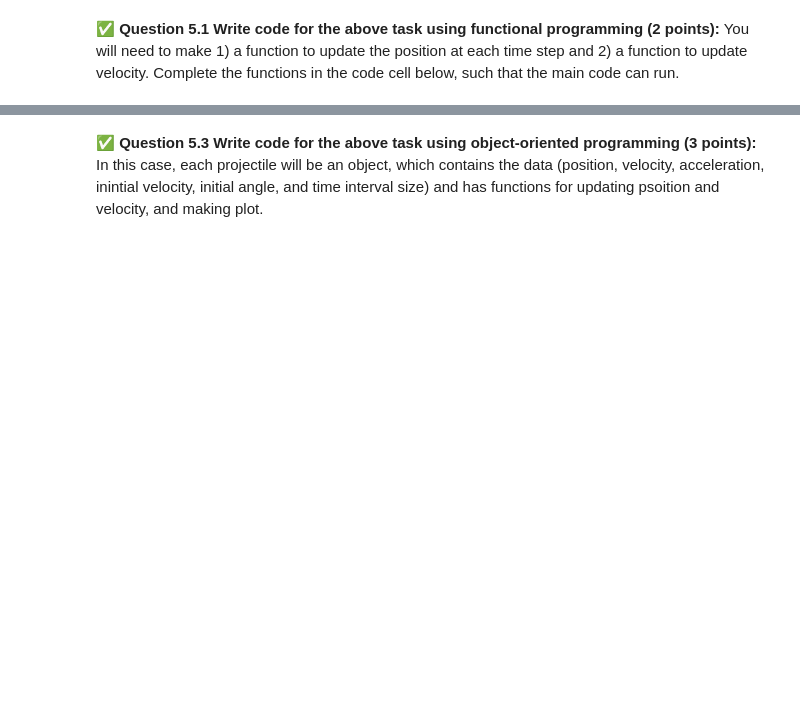
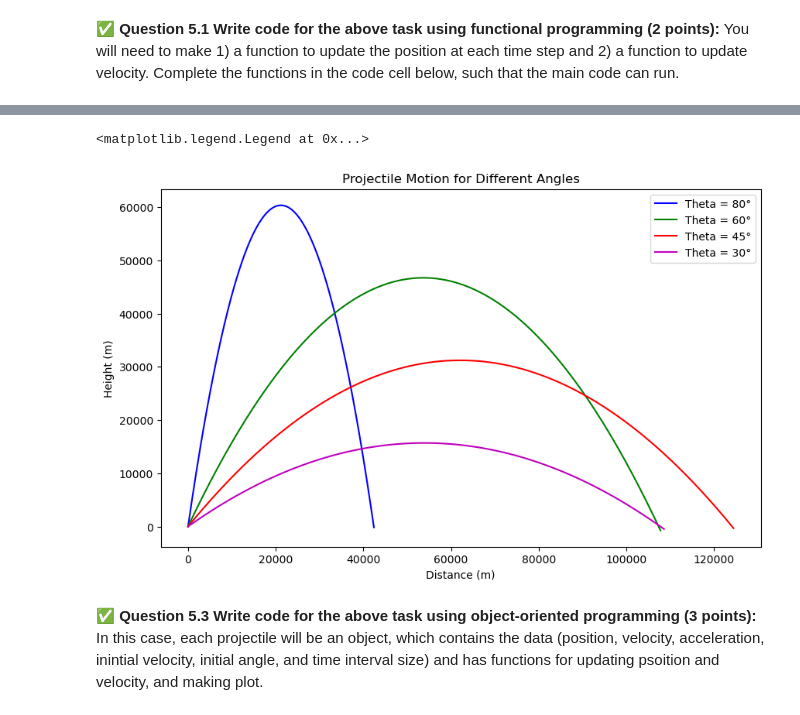
Before and after one commit to guptaja3/CMSE202-f25-turnin, a Jupyter notebook: midterm/CMSE202-Midterm-Section003-JAICH.ipynb, the cells around one changed output, grey strips where cells are left out. Cells and saved outputs as stored; diff of their text form; code cells hidden in the pictures; blank space fills up the shorter version.

```diff
--- a/midterm/CMSE202-Midterm-Section003-JAICH.ipynb
+++ b/midterm/CMSE202-Midterm-Section003-JAICH.ipynb
@@ -702,6 +647,49 @@ plt.plot(xp,yp,c='b')
 <img src="https://i.ibb.co/Z1VK7sc0/trajectories.png" width=400px>
 # %%
 ### Put your code here
+
+# Angles to simulate
+theta_values = [80, 60, 45, 30]
+colors = ['b', 'g', 'r', 'm']
+
+plt.figure(figsize=(10, 6))
+
+for theta, color in zip(theta_values, colors):
+    vx = v0 * math.cos(math.radians(theta))
+    vy = v0 * math.sin(math.radians(theta))
+
+    # Position
+    xp = []
+    yp = []
+
+    # Initial position
+    x = 0
+    y = 0
+
+    xp.append(x)
+    yp.append(y)
+
+    for t in range(500):
+        # Update position
+        x, y = update_position(x, y, vx, vy, dt)
+        xp.append(x)
+        yp.append(y)
+
+        # Update velocity
+        vx, vy = update_velocity(vx, vy, ax, ay, dt)
+
+        if y < 0:
+            break
+
+    plt.plot(xp, yp, c=color, label=f"Theta = {theta}°")
+
+plt.xlabel("Distance (m)")
+plt.ylabel("Height (m)")
+plt.title("Projectile Motion for Different Angles")
+plt.legend()
+# %% [output]
+<matplotlib.legend.Legend at 0x...>
+[figure, added]
 # %% [markdown]
 &#9989; **Question 5.3 Write code for the above task using object-oriented programming (3 points):** In this case, each projectile will be an object, which contains the data (position, velocity, acceleration, inintial velocity, initial angle, and time interval size) and has functions for updating psoition and velocity, and making plot.
 # %%
```
Also changed, not shown: parts of 12 cells of this notebook.
